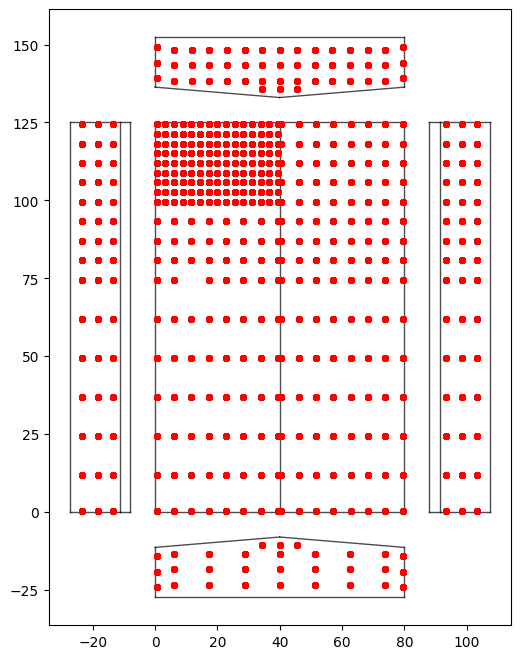
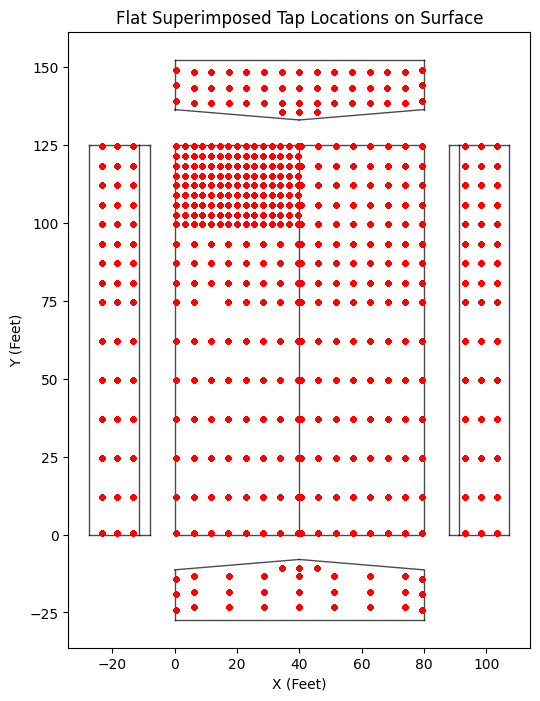
The notebook cell's code change between the first figure and the second:
--- before
+++ after
@@ -5,6 +5,4 @@
 # Draw the lines connecting corners based on your pairs dataframe
 for _, row in flat_frames_0_df.iterrows():
-    # Use the values in Column 0 and Column 1 of flat_frames_0_df as indices
-    # Assuming Column 0 is 'Point 1' and Column 1 is 'Point 2'
     idx1 = int(row.iloc[0]) 
     idx2 = int(row.iloc[1])
@@ -22,5 +20,5 @@
     flat_tap_df['Y'], 
     color='red',          # Make them stand out
-    s=15,                 # Size of the dots
+    s=10,                 # Size of the dots
     marker='o',           # Shape (circle)
     label='Pressure Taps',
@@ -30,5 +28,7 @@
 
 
-
+plt.title("Flat Superimposed Tap Locations on Surface")
+plt.xlabel("X (Feet)")
+plt.ylabel("Y (Feet)")
 plt.gca().set_aspect('equal')
 plt.show()

Commit: fix: commit with new graphs didnt commit properly so this is new push to fix